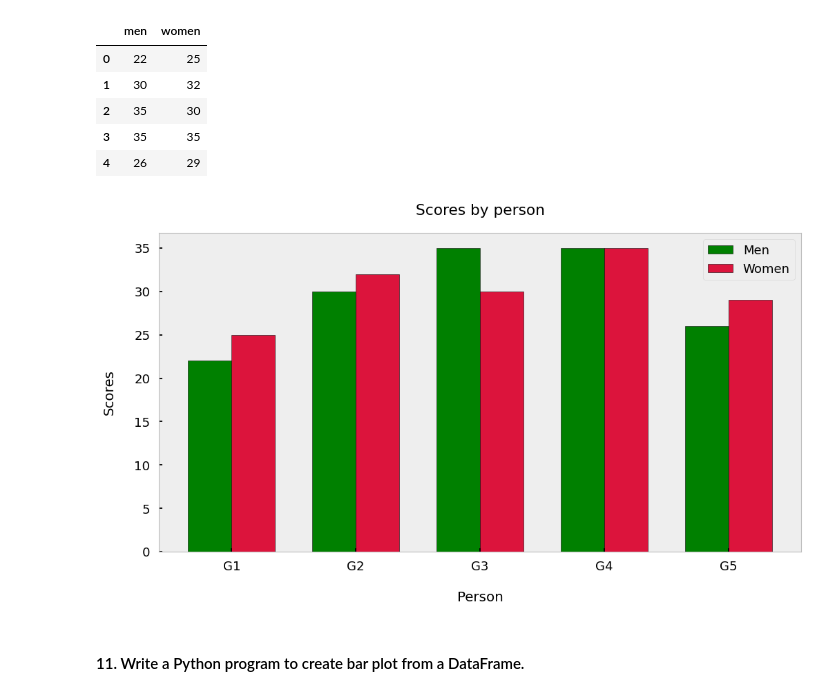
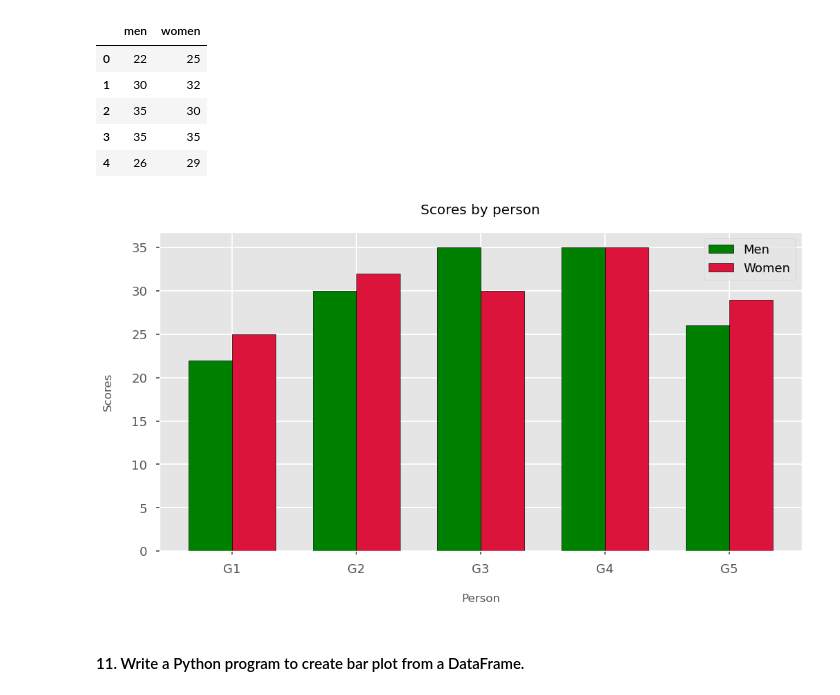
Before and after one commit to fandredev/ml-my-guide, a Jupyter notebook: matplotlib/exercises/bar-chart.ipynb, the cells around one changed output. Saved outputs shown, nothing was run; the diff lists cells and outputs as text; code cells hidden in the pictures.

```diff
--- a/matplotlib/exercises/bar-chart.ipynb
+++ b/matplotlib/exercises/bar-chart.ipynb
@@ -319,27 +319,27 @@ df
 | 4 | 26 | 29 |
 # %%
 
-plt.style.use('seaborn-v0_8-talk')
+plt.style.use('ggplot')
 x = np.arange(len(scores))
 bar_width = 0.35
 
 fig, ax = plt.subplots(figsize=(12, 6))
 
 bars1 = ax.bar(x - bar_width/2, df['men'], width=bar_width, label='Men', color='g', ec='black')
 bars2 = ax.bar(x + bar_width/2, df['women'], width=bar_width, label='Women', color='crimson', ec='black')
 
 ax.set_title('Scores by person', pad=19)
 ax.set_xlabel('Person', labelpad=19)
 ax.set_ylabel('Scores', labelpad=19)
 ax.set_xticks(x)
 ax.set_xticklabels(['G1', 'G2', 'G3', 'G4', 'G5'])
 
 ax.legend()
-ax.grid(False)
+ax.grid(True)
 
 plt.show()
 # %% [output]
-[figure, old version]
+[figure, new version]
 # %% [markdown]
 #### 11. Write a Python program to create bar plot from a DataFrame.
 # %%
```
Also changed, not shown: parts of 9 cells of this notebook, 4 other files.
